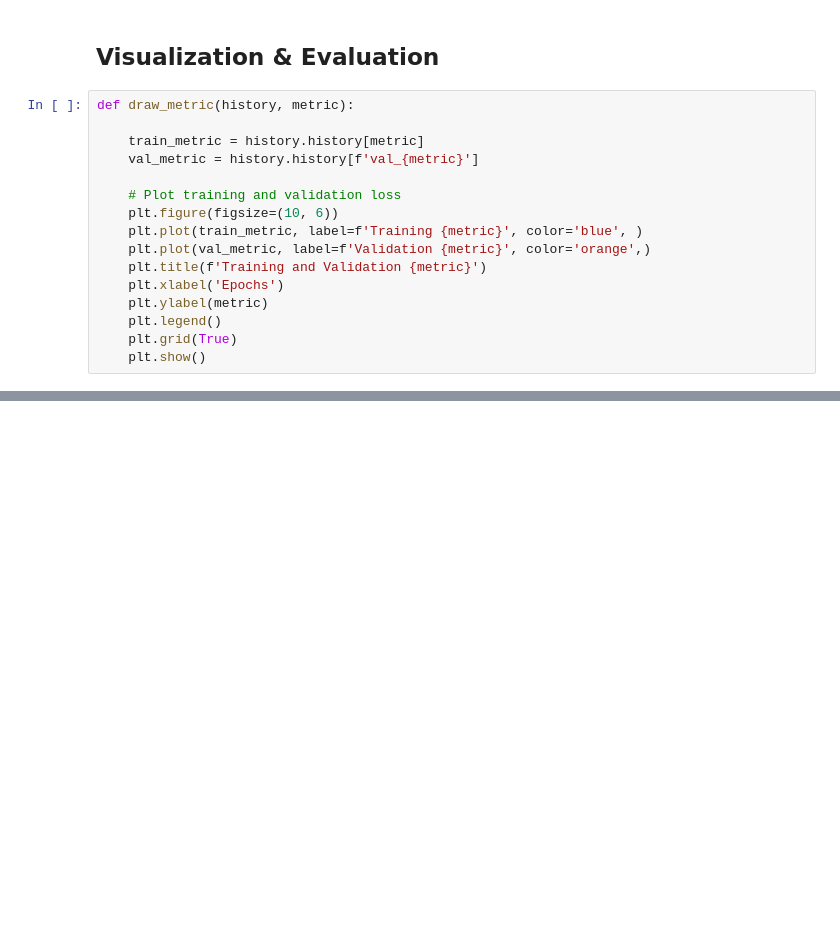
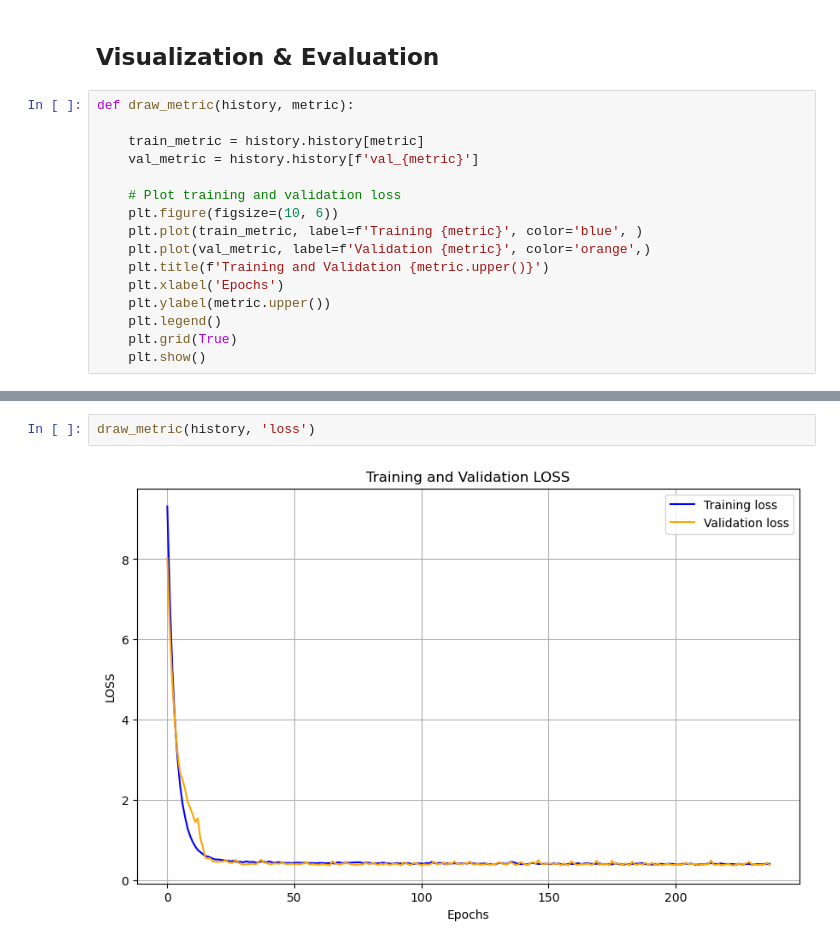
Before and after one commit to SESAM-Polimi/offgrid-demand-estimation, a Jupyter notebook: nn-model.ipynb, the cells around one changed output, grey strips where cells are left out. Drawn from its saved outputs; the diff is of its cells as text; blank space fills up the shorter version.

```diff
--- a/nn-model.ipynb
+++ b/nn-model.ipynb
@@ -280,9 +278,9 @@ def draw_metric(history, metric):
     plt.figure(figsize=(10, 6))
     plt.plot(train_metric, label=f'Training {metric}', color='blue', )
     plt.plot(val_metric, label=f'Validation {metric}', color='orange',)
-    plt.title(f'Training and Validation {metric}')
+    plt.title(f'Training and Validation {metric.upper()}')
     plt.xlabel('Epochs')
-    plt.ylabel(metric)
+    plt.ylabel(metric.upper())
     plt.legend()
     plt.grid(True)
     plt.show()
@@ -293,3 +291,7 @@ draw_metric(history, 'auc')
+# %%
+draw_metric(history, 'loss')
+# %% [output]
+[figure, added]
 # %%
 from sklearn.metrics import classification_report,  precision_score, recall_score, fbeta_score, roc_auc_score, confusion_matrix, ConfusionMatrixDisplay, precision_recall_curve
 
```
Also changed, not shown: parts of 22 cells of this notebook, 2 other files.
